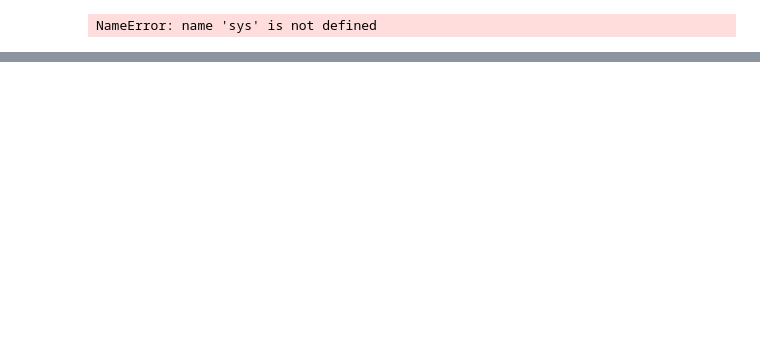
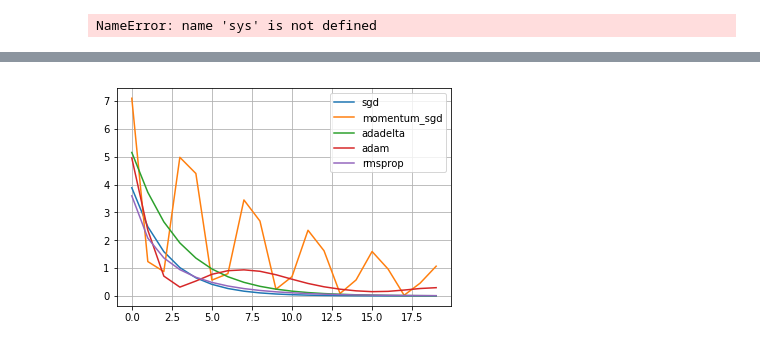
Before and after one commit to Chestnut1999/Elo-Recommendation-23place, a Jupyter notebook: jpy/142_elo_pytorch_starter.ipynb, the cells around one changed output, grey strips where cells are left out. Cells and saved outputs as stored; diff of their text form; code cells hidden in the pictures; blank space fills up the shorter version.

```diff
--- a/jpy/142_elo_pytorch_starter.ipynb
+++ b/jpy/142_elo_pytorch_starter.ipynb
@@ -99,0 +81,96 @@ print(test.shape)
+# %%
+import sys
+import torch
+import torch.nn as nn
+import torch.nn.functional as F
+
+class Model(nn.Module):
+    def __init__(self):
+        super(Model, self).__init__()
+        self.conv1 = nn.Conv2d(1, 20, 5)
+        self.conv2 = nn.Conv2d(20, 20, 5)
+
+    def forward(self, x):
+        x = F.relu(self.conv1(x))
+        return F.relu(self.conv2(x))
+
+net = Model()
+net.to('cuda')
+
+from torch import optim
+
+# 線形レイヤー
+class Net(nn.Module):
+    def __init__(self):
+        super(Net, self).__init__()
+        # nn.Linear(input_dim, output_dim)
+        self.lin1 = nn.Linear(in_features=10, out_features=10, bias=False)
+
+    def forward(self, x):
+        x = self.lin1(x)
+        return x
+
+
+def main(opt_conf):
+    loss_list = []
+    # Make Data
+    x = torch.randn(1, 10)
+    w = torch.randn(1, 1)
+    y = torch.mul(w, x) + 2
+
+    # Network Definition
+    net = Net()
+
+    # Loss Function
+    criterion = nn.MSELoss()
+
+    # 最適化関数
+    if opt_conf == 'sgd':
+        optimizer = optim.SGD(net.parameters(), lr=0.1)
+    elif opt_conf == "momentum_sgd":
+        optimizer = optim.SGD(net.parameters(), lr=0.1, momentum=0.9)
+    elif opt_conf == "adadelta":
+        optimizer = optim.Adadelta(net.parameters(), rho=0.95, eps=1e-04)
+    elif opt_conf == "adagrad":
+        optimizer = optim.Adagrad(net.parameters())
+    elif opt_conf == "adam":
+        optimizer = optim.Adam(net.parameters(), lr=1e-1, betas=(0.9, 0.99), eps=1e-09)
+    elif opt_conf == "rmsprop":
+        optimizer = optim.RMSprop(net.parameters())
+
+    # Train
+    for epoch in range(20):
+        optimizer.zero_grad()
+        y_pred = net(x)
+
+        loss = criterion(y_pred, y)
+        loss.backward()
+
+        optimizer.step()
+
+        loss_list.append(loss.data.item())
+    return loss_list
+
+# Optimize Function
+loss_dict = {}
+loss_dict["sgd"] = []
+loss_dict["momentum_sgd"] = []
+loss_dict["adadelta"] = []
+loss_dict["adam"] = []
+loss_dict["rmsprop"] = []
+
+for key, value in loss_dict.items():
+    loss_dict[key] = main(key)
+
+from matplotlib import pyplot as plt
+plt.figure()
+plt.plot(loss_dict["sgd"], label="sgd")
+plt.plot(loss_dict["momentum_sgd"], label="momentum_sgd")
+plt.plot(loss_dict["adadelta"], label="adadelta")
+plt.plot(loss_dict["adam"], label="adam")
+plt.plot(loss_dict["rmsprop"], label="rmsprop")
+plt.legend()
+plt.grid()
+plt.show()
+# %% [output]
+[figure, added]
```
Also changed, not shown: parts of 12 cells of this notebook, 1 other file.
